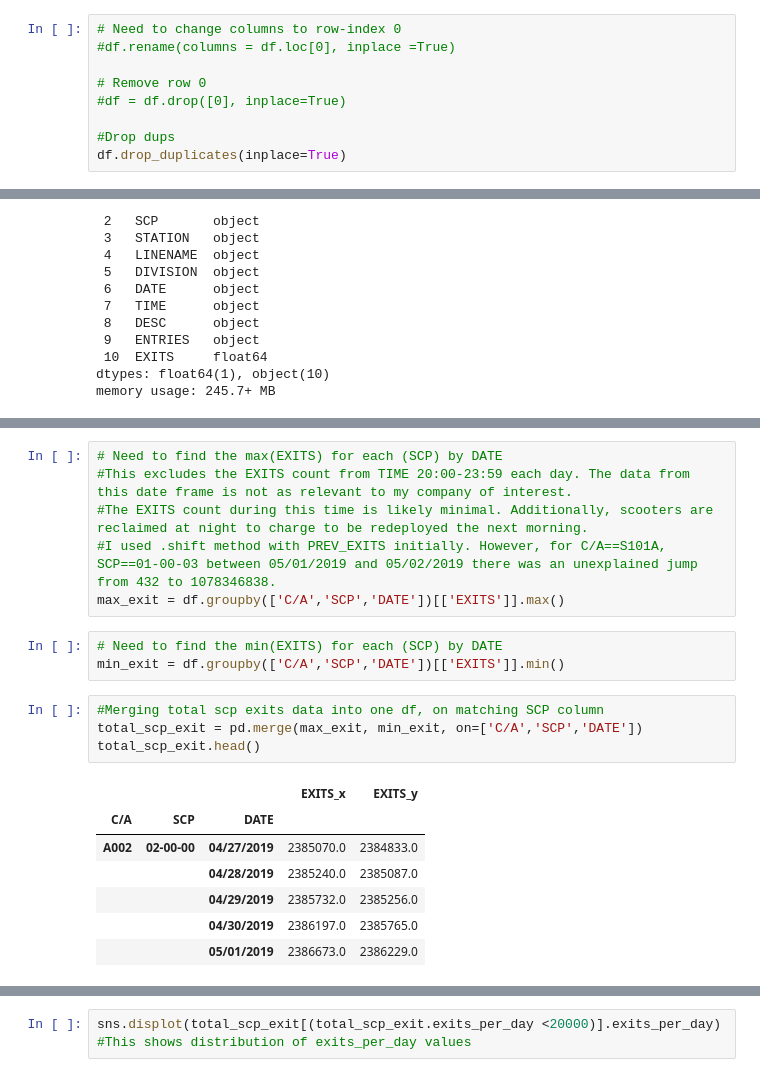
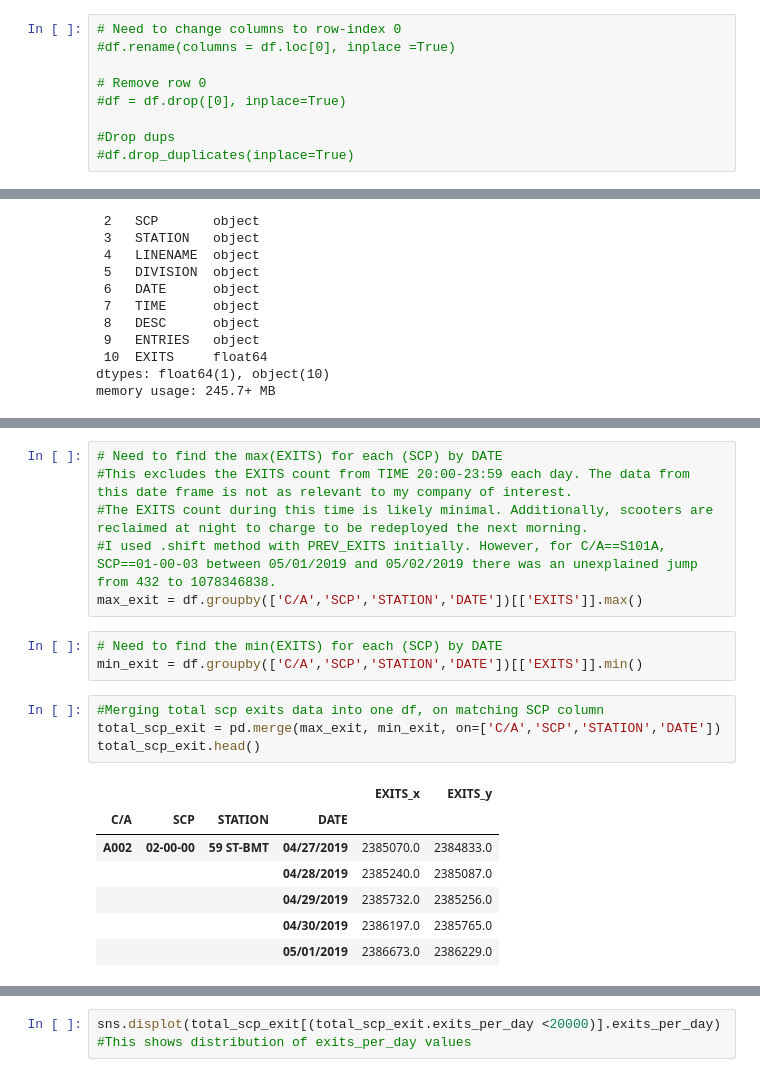
Before and after one commit to Andrewjw91/NY-MTA-Exploratory-Data-Analysis, a Jupyter notebook: mta py 2.ipynb, the cells around one changed output, grey strips where cells are left out. Cells and saved outputs as stored; diff of their text form.

```diff
--- a/mta py 2.ipynb
+++ b/mta py 2.ipynb
@@ -26,4 +29,4 @@ df = all_data
 #df = df.drop([0], inplace=True)
 
 #Drop dups
-df.drop_duplicates(inplace=True)
+#df.drop_duplicates(inplace=True)
@@ -65,22 +70,22 @@ df.head()
 #This excludes the EXITS count from TIME 20:00-23:59 each day. The data from this date frame is not as relevant to my company of interest.
 #The EXITS count during this time is likely minimal. Additionally, scooters are reclaimed at night to charge to be redeployed the next morning.
 #I used .shift method with PREV_EXITS initially. However, for C/A==S101A, SCP==01-00-03 between 05/01/2019 and 05/02/2019 there was an unexplained jump from 432 to 1078346838.
-max_exit = df.groupby(['C/A','SCP','DATE'])[['EXITS']].max()
+max_exit = df.groupby(['C/A','SCP','STATION','DATE'])[['EXITS']].max()
 # %%
 # Need to find the min(EXITS) for each (SCP) by DATE
-min_exit = df.groupby(['C/A','SCP','DATE'])[['EXITS']].min()
+min_exit = df.groupby(['C/A','SCP','STATION','DATE'])[['EXITS']].min()
 # %%
 #Merging total scp exits data into one df, on matching SCP column
-total_scp_exit = pd.merge(max_exit, min_exit, on=['C/A','SCP','DATE'])
+total_scp_exit = pd.merge(max_exit, min_exit, on=['C/A','SCP','STATION','DATE'])
 total_scp_exit.head()
 # %% [output]
-|  |  |  | EXITS_x | EXITS_y |
-| C/A | SCP | DATE |  |  |
-| A002 | 02-00-00 | 04/27/2019 | 2385070.0 | 2384833.0 |
-|  |  | 04/28/2019 | 2385240.0 | 2385087.0 |
-|  |  | 04/29/2019 | 2385732.0 | 2385256.0 |
-|  |  | 04/30/2019 | 2386197.0 | 2385765.0 |
-|  |  | 05/01/2019 | 2386673.0 | 2386229.0 |
+|  |  |  |  | EXITS_x | EXITS_y |
+| C/A | SCP | STATION | DATE |  |  |
+| A002 | 02-00-00 | 59 ST-BMT | 04/27/2019 | 2385070.0 | 2384833.0 |
+|  |  |  | 04/28/2019 | 2385240.0 | 2385087.0 |
+|  |  |  | 04/29/2019 | 2385732.0 | 2385256.0 |
+|  |  |  | 04/30/2019 | 2386197.0 | 2385765.0 |
+|  |  |  | 05/01/2019 | 2386673.0 | 2386229.0 |
 # %%
 # total_scp_exits = max-min for each turnstile SCP per DATE
 total_scp_exit['exits_per_day'] = total_scp_exit['EXITS_x']-total_scp_exit['EXITS_y']
```
Also changed, not shown: parts of 14 cells of this notebook.
